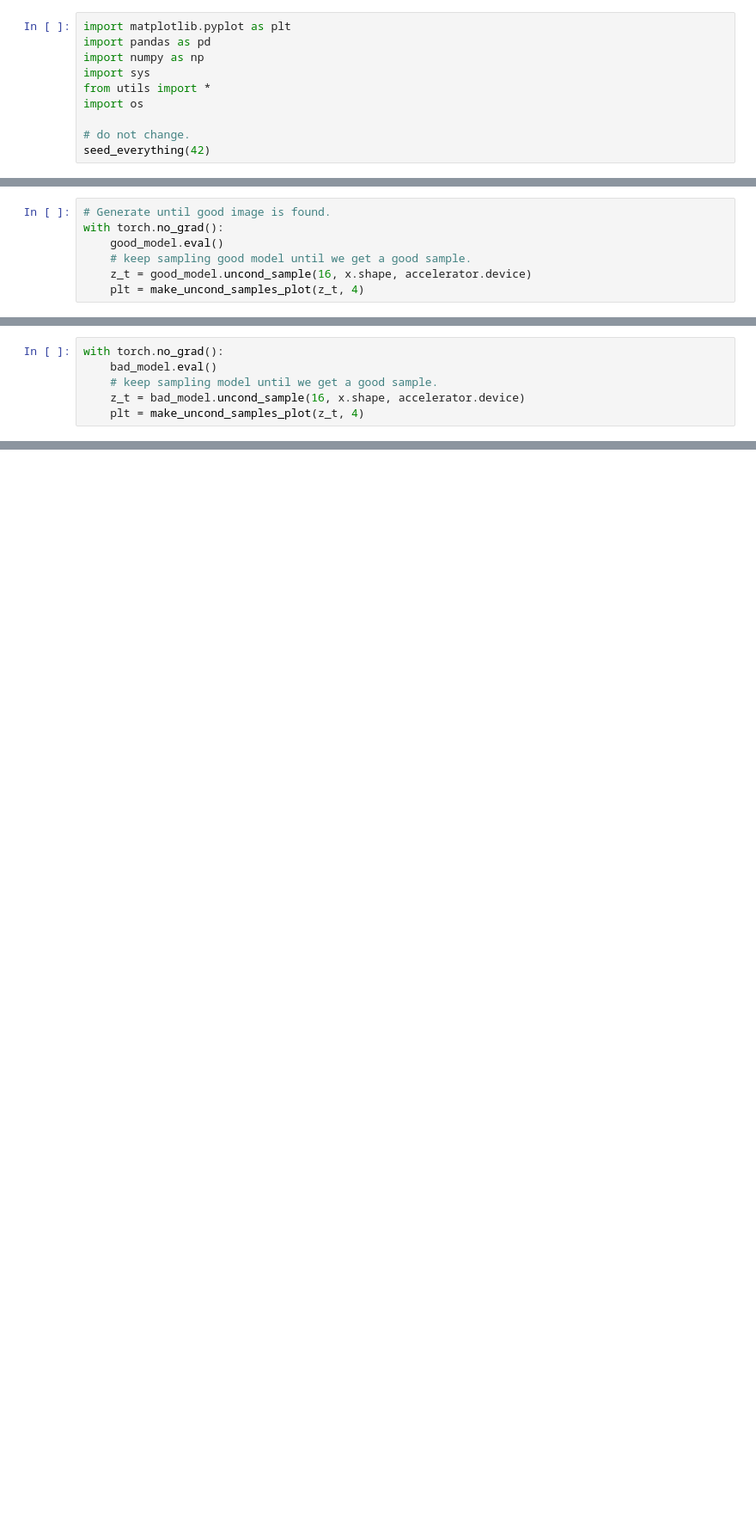
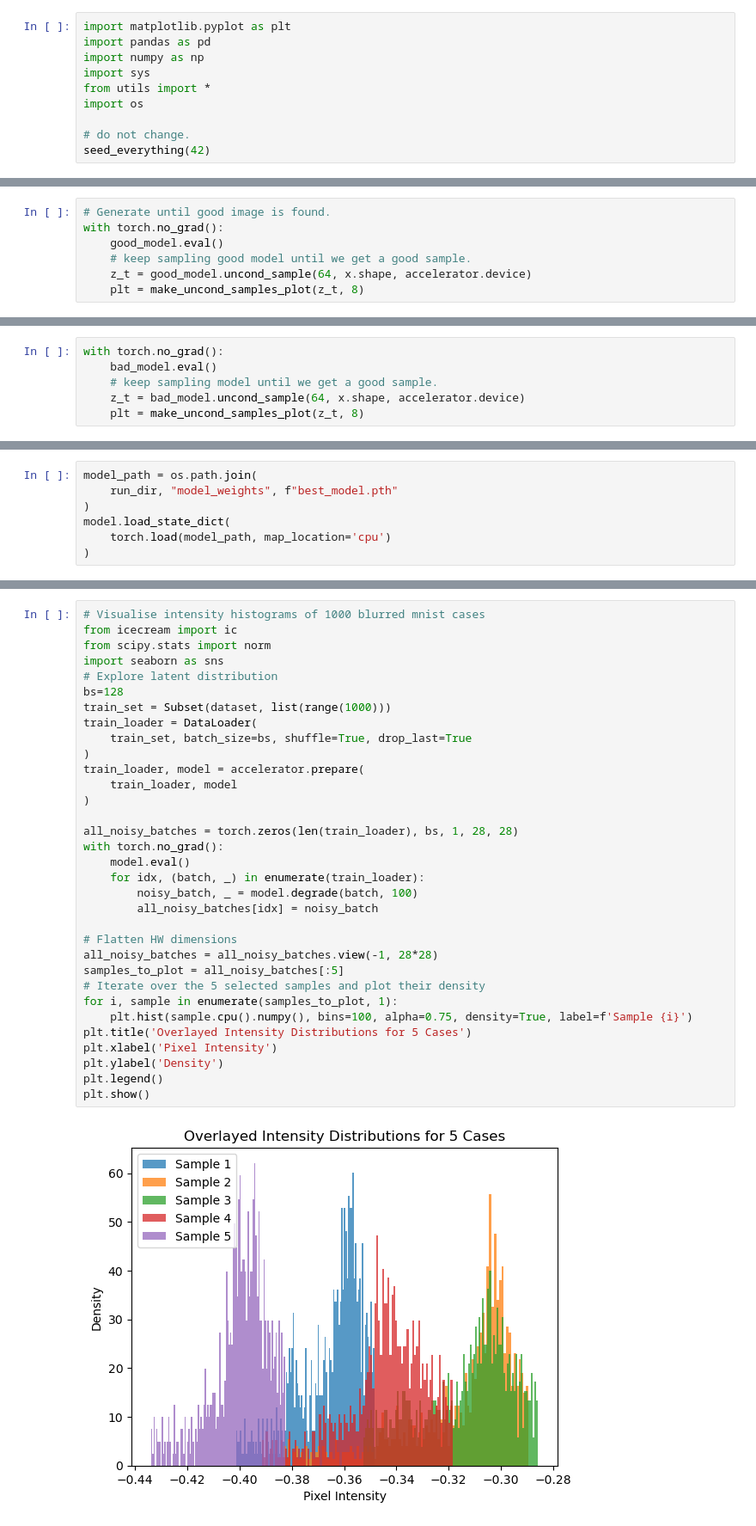
Before and after one commit to VishalJ99/diffusion_model_cw, a Jupyter notebook: src/figs.ipynb, the cells around one changed output, grey strips where cells are left out. Shown: that part at 86% size. Saved outputs shown, nothing was run; the diff lists cells and outputs as text; blank space fills up the shorter version.

```diff
--- a/src/figs.ipynb
+++ b/src/figs.ipynb
@@ -350,5 +329,5 @@ bad_model.load_state_dict(
 with torch.no_grad():
     good_model.eval()
     # keep sampling good model until we get a good sample.
-    z_t = good_model.uncond_sample(16, x.shape, accelerator.device)
-    plt = make_uncond_samples_plot(z_t, 4)
+    z_t = good_model.uncond_sample(64, x.shape, accelerator.device)
+    plt = make_uncond_samples_plot(z_t, 8)
@@ -358,5 +335,5 @@ with torch.no_grad():
 with torch.no_grad():
     bad_model.eval()
     # keep sampling model until we get a good sample.
-    z_t = bad_model.uncond_sample(16, x.shape, accelerator.device)
-    plt = make_uncond_samples_plot(z_t, 4)
+    z_t = bad_model.uncond_sample(64, x.shape, accelerator.device)
+    plt = make_uncond_samples_plot(z_t, 8)
@@ -504,0 +822,7 @@ plt.savefig(
+# %%
+model_path = os.path.join(
+    run_dir, "model_weights", f"best_model.pth"
+)
+model.load_state_dict(
+    torch.load(model_path, map_location='cpu')
+)
@@ -504,0 +888,35 @@ plt.savefig(
+# %%
+# Visualise intensity histograms of 1000 blurred mnist cases
+from icecream import ic
+from scipy.stats import norm
+import seaborn as sns
+# Explore latent distribution
+bs=128
+train_set = Subset(dataset, list(range(1000)))
+train_loader = DataLoader(
+    train_set, batch_size=bs, shuffle=True, drop_last=True
+)
+train_loader, model = accelerator.prepare(
+    train_loader, model
+)
+
+all_noisy_batches = torch.zeros(len(train_loader), bs, 1, 28, 28)
+with torch.no_grad():
+    model.eval()
+    for idx, (batch, _) in enumerate(train_loader):
+        noisy_batch, _ = model.degrade(batch, 100)
+        all_noisy_batches[idx] = noisy_batch
+
+# Flatten HW dimensions
+all_noisy_batches = all_noisy_batches.view(-1, 28*28)
+samples_to_plot = all_noisy_batches[:5]
+# Iterate over the 5 selected samples and plot their density
+for i, sample in enumerate(samples_to_plot, 1):
+    plt.hist(sample.cpu().numpy(), bins=100, alpha=0.75, density=True, label=f'Sample {i}')
+plt.title('Overlayed Intensity Distributions for 5 Cases')
+plt.xlabel('Pixel Intensity')
+plt.ylabel('Density')
+plt.legend()
+plt.show()
+# %% [output]
+[figure, added]
```
Also changed, not shown: parts of 23 cells of this notebook, 10 other files.
